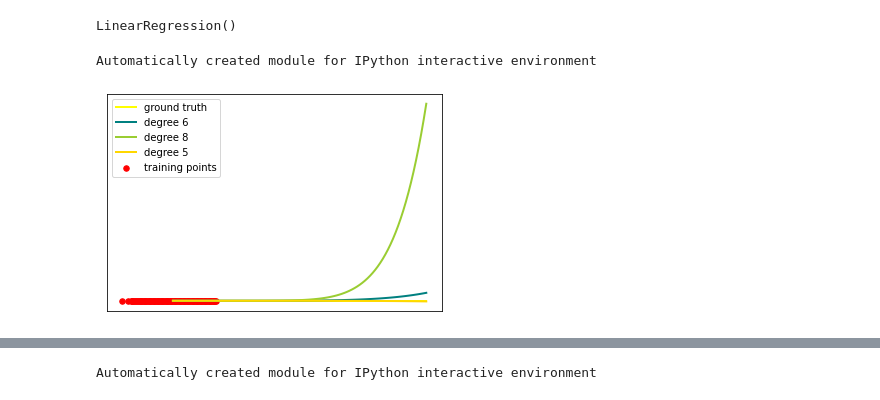
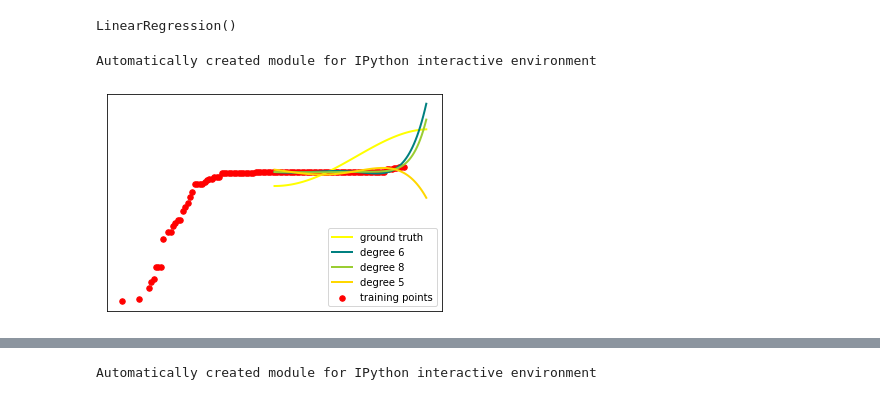
Before and after one commit to whiterabbit2020/final_project, a Jupyter notebook: test_3.ipynb, the cells around one changed output, grey strips where cells are left out. Drawn from its saved outputs; the diff is of its cells as text; code cells hidden in the pictures.

```diff
--- a/test_3.ipynb
+++ b/test_3.ipynb
@@ -64,45 +64,45 @@ def f(x):
 
 
 # generate points used to plot
-x_plot = np.linspace(0, 10, 100)
+x_plot = np.linspace(0, 2, 100)
 
 # generate points and keep a subset of them
-x = np.linspace(0, 10, 100)
+x = np.linspace(0, 2, 100)
 rng = np.random.RandomState(0)
 rng.shuffle(x)
 x = np.sort(x[:20])
 y = f(x)
 
 # create matrix versions of these arrays
 X = x[:, np.newaxis]
 X_plot = x_plot[:, np.newaxis]
 
 colors = ['teal', 'yellowgreen', 'gold']
 lw = 2
 plt.plot(x_plot, f(x_plot), color='yellow', linewidth=lw,
          label="ground truth")
 sc_X = StandardScaler()
 sc_y = StandardScaler()
 diabetes_X_train= sc_X.fit_transform(diabetes_X_train)
 
 
 diabetes_Y_train = sc_y.fit_transform(diabetes_Y_train.reshape(-1, 1))
 
 plt.scatter(diabetes_X_train,diabetes_Y_train, color='red', s=30, marker='o', label="training points")
 
 for count, degree in enumerate([6, 8, 5]):
     model = make_pipeline(PolynomialFeatures(degree), Ridge())
     model.fit(diabetes_X_train, diabetes_Y_train)
     y_plot = model.predict(X_plot)
     plt.plot(x_plot, y_plot, color=colors[count], linewidth=lw,label="degree %d" % degree)
 
-plt.legend(loc='upper left')
+plt.legend(loc='lower right')
 plt.xticks(())
 plt.yticks(())
 plt.show()
 # %% [output]
 Automatically created module for IPython interactive environment
-[figure, old version]
+[figure, new version]
 # %%
 
 
```
